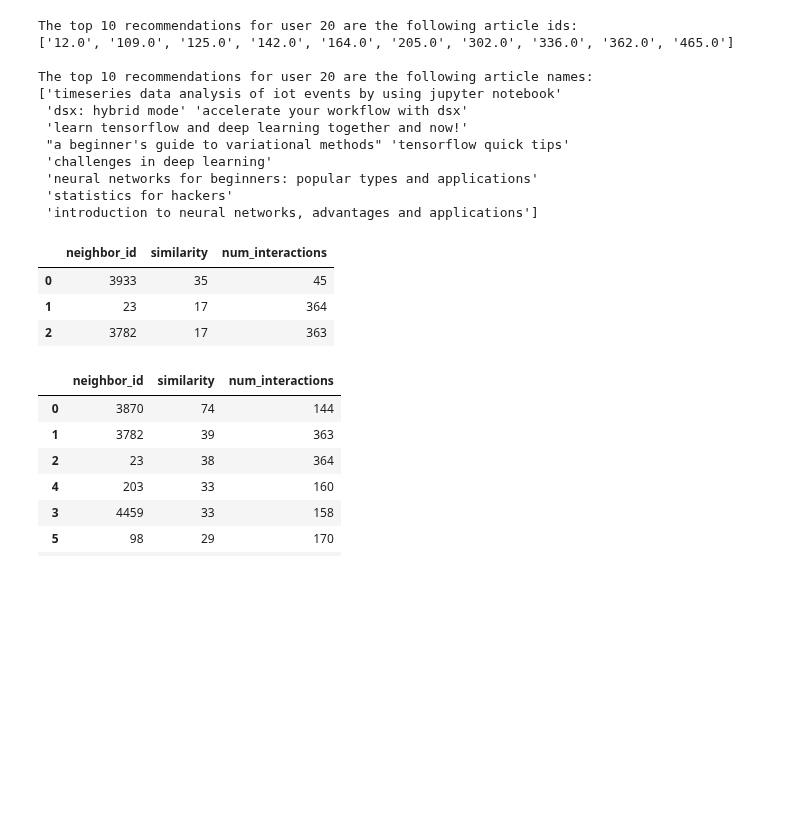
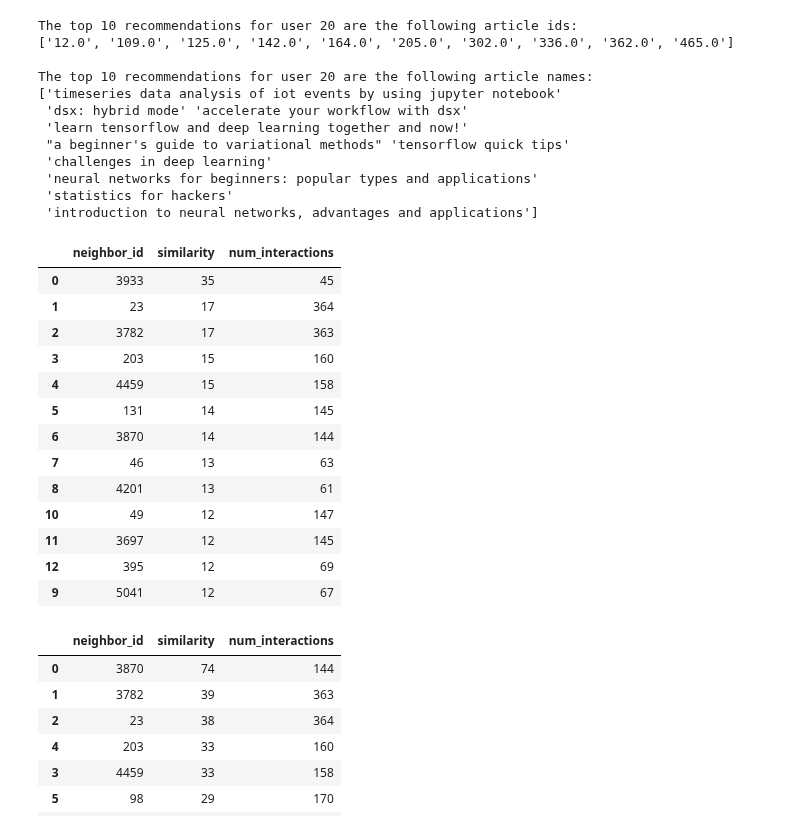
Before and after one commit to ifeelfree/recommendations_with_ibm, a Jupyter notebook: Recommendations_with_IBM.ipynb, the cells around one changed output. Saved outputs shown, nothing was run; the diff lists cells and outputs as text; code cells hidden in the pictures; blank space fills up the shorter version.

```diff
--- a/Recommendations_with_IBM.ipynb
+++ b/Recommendations_with_IBM.ipynb
@@ -606,12 +606,20 @@ def get_top_sorted_users(user_id, df=df, user_item=user_item):
 
     '''
     # Your code here
-    similarity = user_item.dot(user_item.loc[user_id])
-    similarity = similarity.sort_values(ascending=False).drop(user_id).to_frame(name='similarity').reset_index()
-    num_interactions = df['user_id'].value_counts().to_frame(name='num_interactions').reset_index().rename(columns={'index':'user_id'})
-    neighbors_df = similarity.merge(num_interactions, on='user_id').rename(columns={'user_id':'neighbor_id'})
-    neighbors_df.sort_values(by=['similarity', 'num_interactions'], ascending=False, inplace=True)
-    return neighbors_df # Return the dataframe specified in the doc_string
+    similarity = user_item.dot(user_item.loc[user_id]).sort_values(ascending=False)
+    similarity.drop(user_id, inplace=True) #drop own user_id from similarity
+    similarity = similarity.to_frame('similarity').reset_index()
+
+    num_interactions = df.user_id.value_counts().to_frame('num_interactions')
+
+    neighbors_df = similarity.merge(num_interactions, left_on='user_id',
+                        right_index=True).rename(columns={'user_id':'neighbor_id'})
+
+    #sort by similarity, and then by number of interactions
+    neighbors_df.sort_values(by=['similarity','num_interactions'],
+                             ascending=[False, False], inplace=True)
+    return neighbors_df
+
 
 
 def user_user_recs_part2(user_id, m=10):
@@ -668,12 +676,22 @@ The top 10 recommendations for user 20 are the following article names:
  'statistics for hackers'
  'introduction to neural networks, advantages and applications']
 # %%
-get_top_sorted_users(1).head(3)
+get_top_sorted_users(1).head(13)
 # %% [output]
 |  | neighbor_id | similarity | num_interactions |
 | 0 | 3933 | 35 | 45 |
 | 1 | 23 | 17 | 364 |
 | 2 | 3782 | 17 | 363 |
+| 3 | 203 | 15 | 160 |
+| 4 | 4459 | 15 | 158 |
+| 5 | 131 | 14 | 145 |
+| 6 | 3870 | 14 | 144 |
+| 7 | 46 | 13 | 63 |
+| 8 | 4201 | 13 | 61 |
+| 10 | 49 | 12 | 147 |
+| 11 | 3697 | 12 | 145 |
+| 12 | 395 | 12 | 69 |
+| 9 | 5041 | 12 | 67 |
 # %%
 get_top_sorted_users(131).head(13)
 # %% [output]
```
Also changed, not shown: parts of 2 cells of this notebook.
